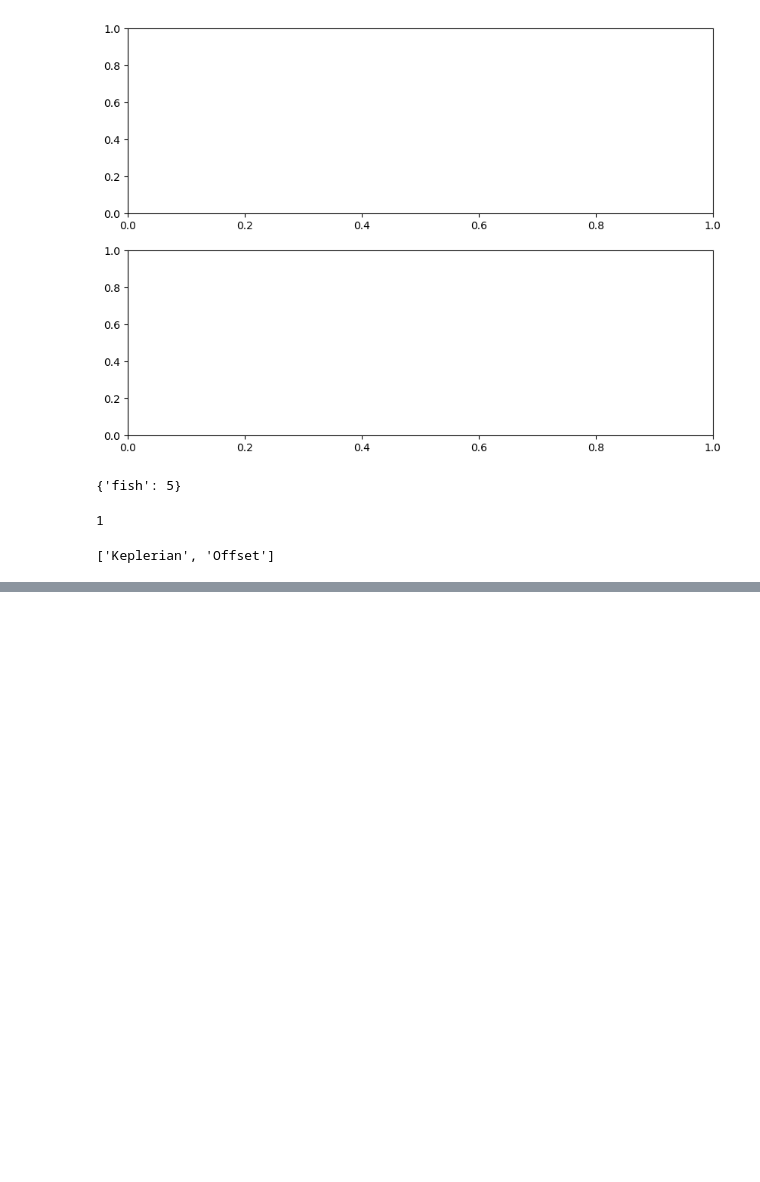
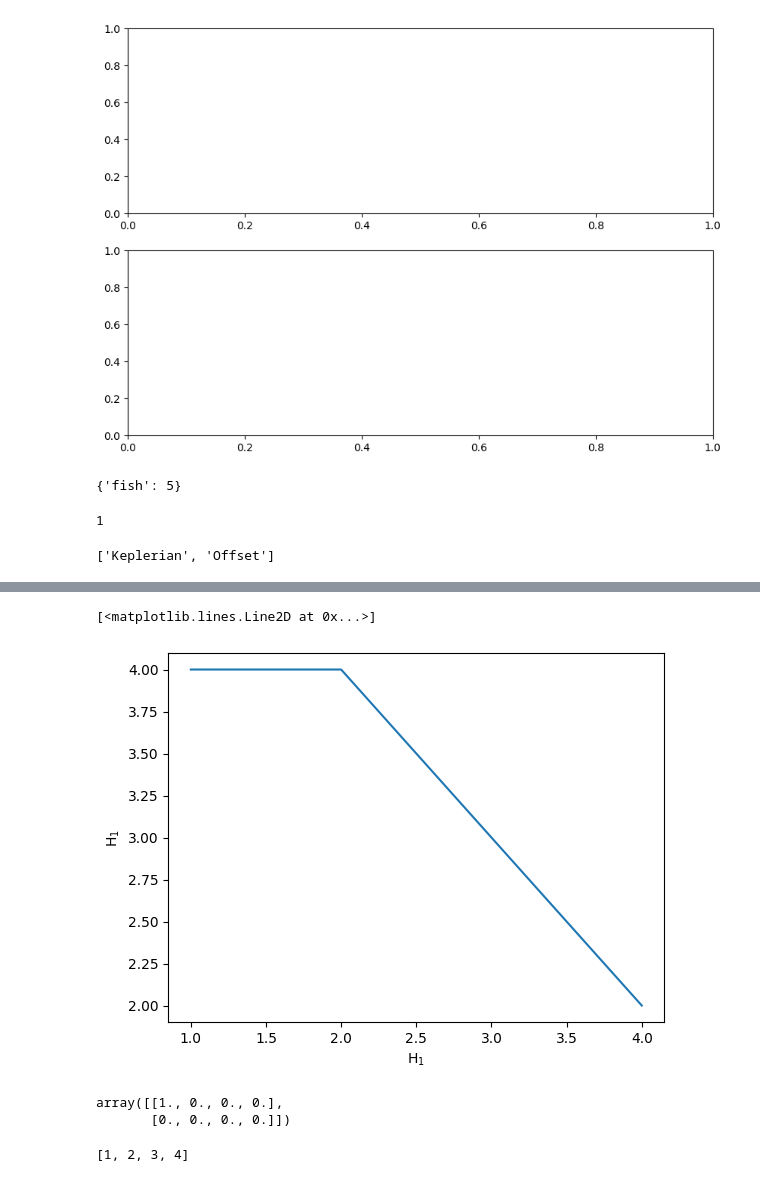
Before and after one commit to frescigno/magpy_rv, a Jupyter notebook: test.ipynb, the cells around one changed output, grey strips where cells are left out. Cells and saved outputs as stored; diff of their text form; code cells hidden in the pictures; blank space fills up the shorter version.

```diff
--- a/test.ipynb
+++ b/test.ipynb
@@ -241,0 +270,23 @@ plt.legend()
+# %%
+b = '1'
+a = r"H$_{}$".format(b)
+plt.ylabel(a)
+plt.xlabel(a)
+plt.plot([1,2,3,4], [4,4,3,2])
+# %% [output]
+[<matplotlib.lines.Line2D at 0x...>]
+[figure, added]
+# %%
+a = np.zeros(shape = (2,4,5))
+a[0,0,:] = 1
+a[:,:,0]
+# %% [output]
+array([[1., 0., 0., 0.],
+       [0., 0., 0., 0.]])
+# %%
+a = [1,2,3,4]
+b = []
+c = a+b
+c
+# %% [output]
+[1, 2, 3, 4]
```
Also changed, not shown: parts of 4 cells of this notebook, 4 other files.
